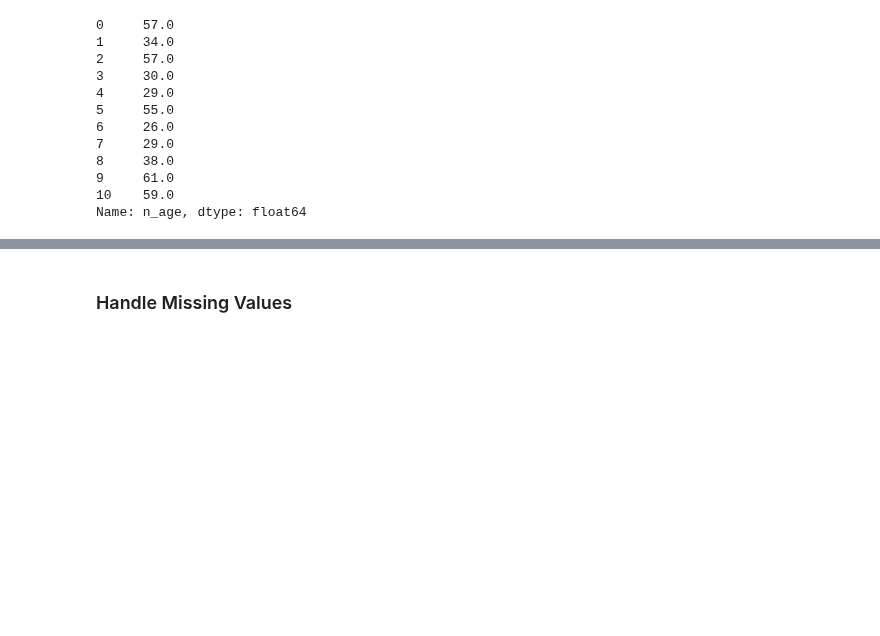
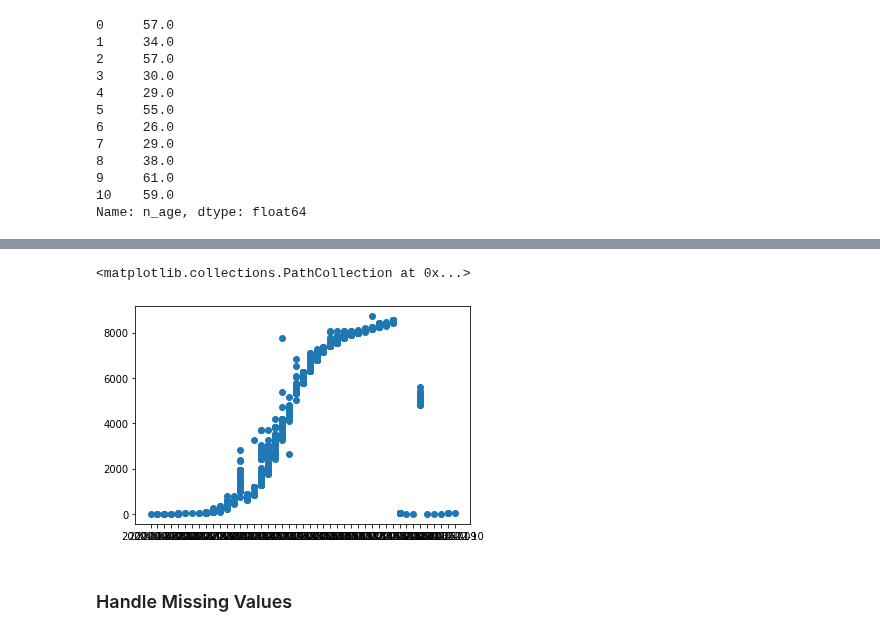
Before and after one commit to pauljacob/mini_projects, a Jupyter notebook: RandomForest Covid Case Study_06302020/RandomForest_casestudy_covid19.ipynb, the cells around one changed output, grey strips where cells are left out. Drawn from its saved outputs; the diff is of its cells as text; code cells hidden in the pictures; blank space fills up the shorter version.

```diff
--- a/RandomForest Covid Case Study_06302020/RandomForest_casestudy_covid19.ipynb
+++ b/RandomForest Covid Case Study_06302020/RandomForest_casestudy_covid19.ipynb
@@ -134,0 +157,11 @@ Name: n_age, dtype: float64
+# %%
+#order by confirmed date
+#graph by global_num
+df.head()
+
+df00 = df[~df['confirmed_date'].isnull()]
+
+df11 = df00[~df00['global_num'].isnull()]
+
+
+df11.head()
@@ -134,0 +175,5 @@ Name: n_age, dtype: float64
+# %%
+plt.scatter(df11['confirmed_date'], df11['global_num'])
+# %% [output]
+<matplotlib.collections.PathCollection at 0x...>
+[figure, added]
```
Also changed, not shown: parts of 23 cells of this notebook, 2 other files.
